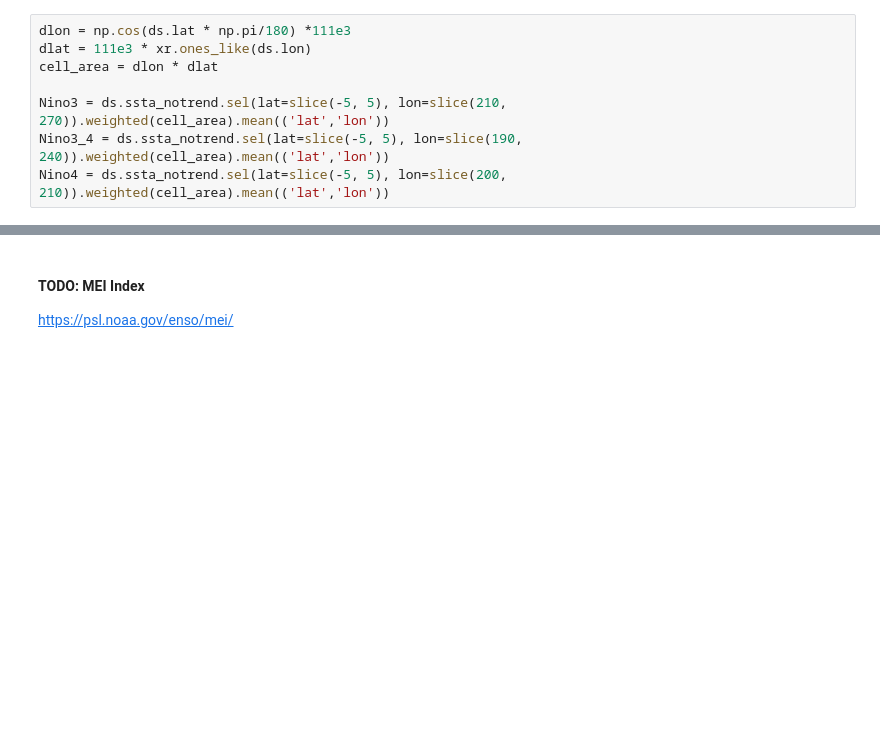
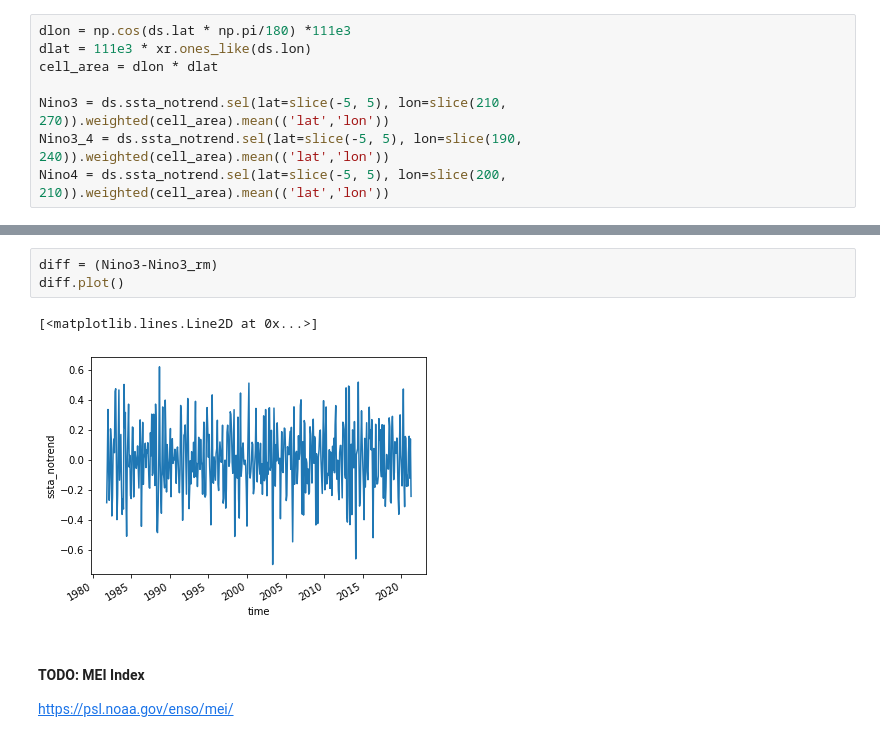
Before and after one commit to ocetrac/marine-heatwaves, a Jupyter notebook: 01_ENSO_models.ipynb, the cells around one changed output, grey strips where cells are left out. Saved outputs shown, nothing was run; the diff lists cells and outputs as text; blank space fills up the shorter version.

```diff
--- a/01_ENSO_models.ipynb
+++ b/01_ENSO_models.ipynb
@@ -84,3 +65,9 @@ Nino4 = ds.ssta_notrend.sel(lat=slice(-5, 5), lon=slice(200, 210)).weighted(cell
+# %%
+diff = (Nino3-Nino3_rm)
+diff.plot()
+# %% [output]
+[<matplotlib.lines.Line2D at 0x...>]
+[figure, added]
 # %% [markdown]
 #### TODO: MEI Index
 https://psl.noaa.gov/enso/mei/
```
Also changed, not shown: parts of 6 cells of this notebook, 3 other files.
